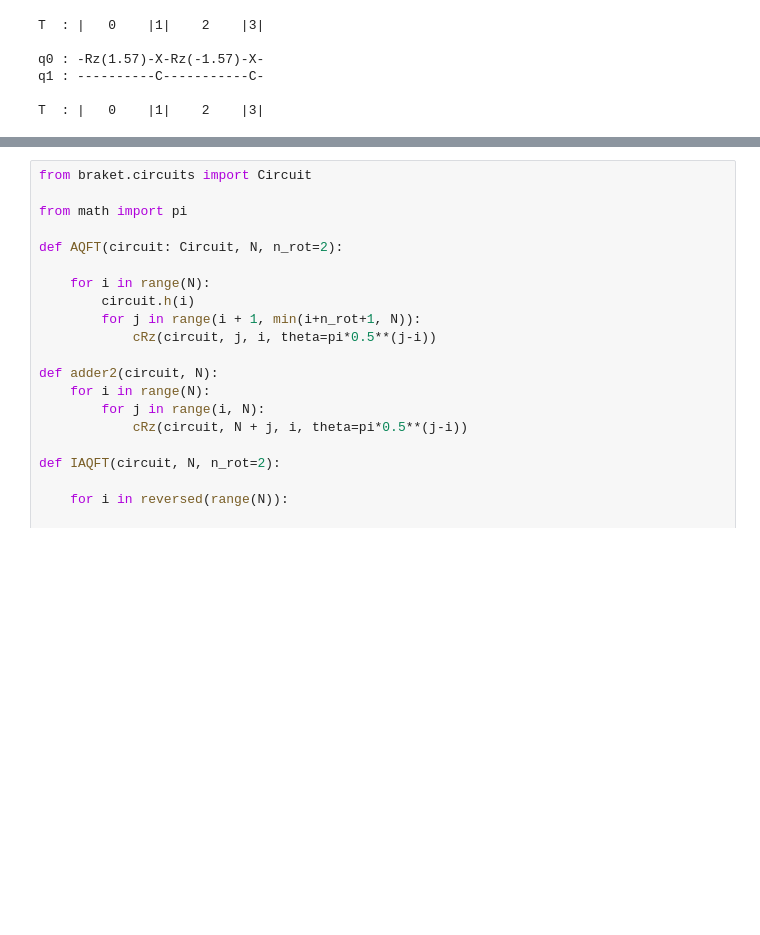
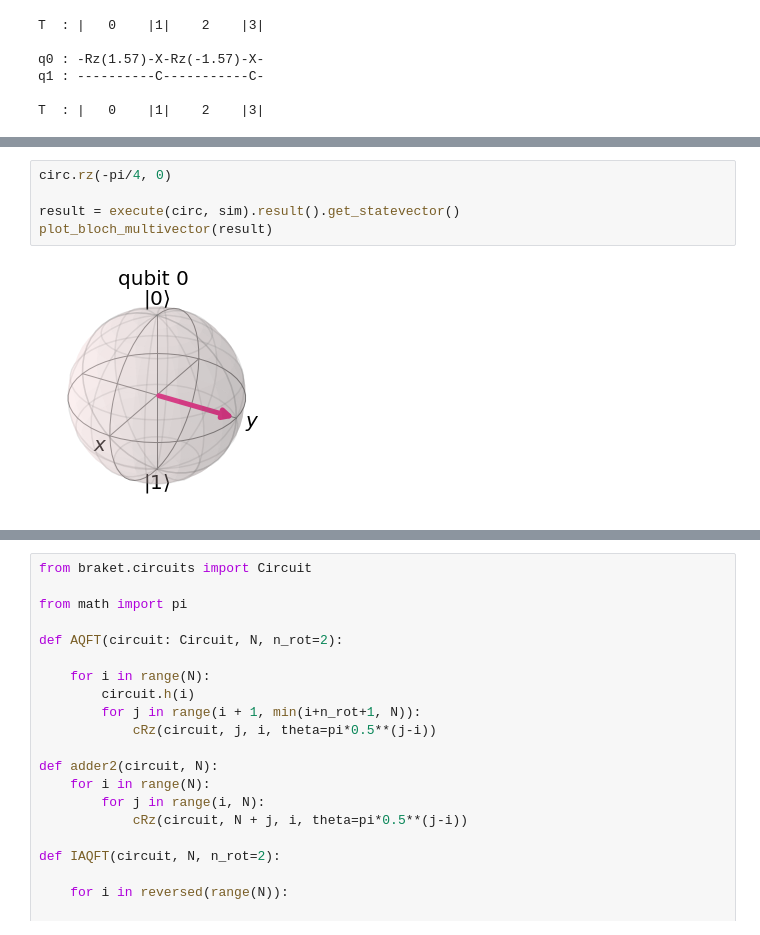
Before and after one commit to gulis1/APCC, a Jupyter notebook: Practica3/Ejercicio4.ipynb, the cells around one changed output, grey strips where cells are left out. Saved outputs shown, nothing was run; the diff lists cells and outputs as text; blank space fills up the shorter version.

```diff
--- a/Practica3/Ejercicio4.ipynb
+++ b/Practica3/Ejercicio4.ipynb
@@ -370,0 +410,7 @@ Para crear la puerta primero aplicamos una rotación de Θ/2 radianes al qubit o
+# %%
+circ.rz(-pi/4, 0)
+
+result = execute(circ, sim).result().get_statevector()
+plot_bloch_multivector(result)
+# %% [output]
+[figure, added]
```
Also changed, not shown: parts of 10 cells of this notebook.
